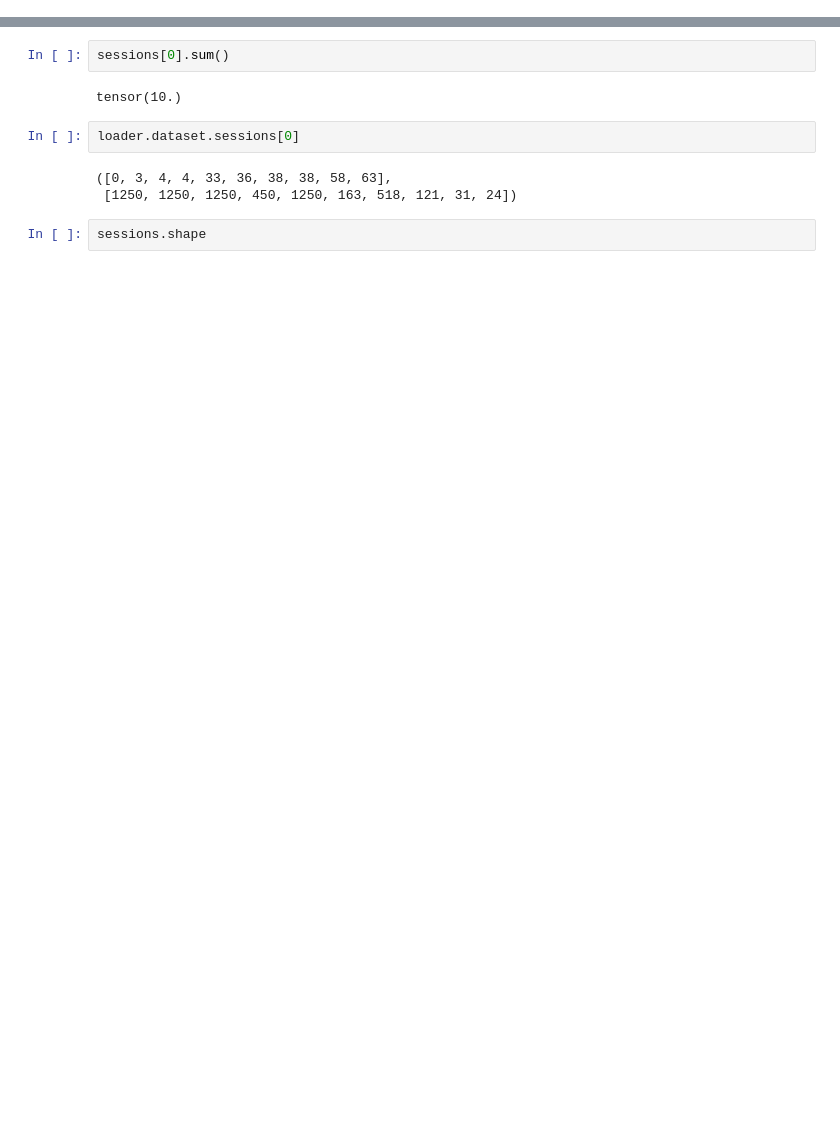
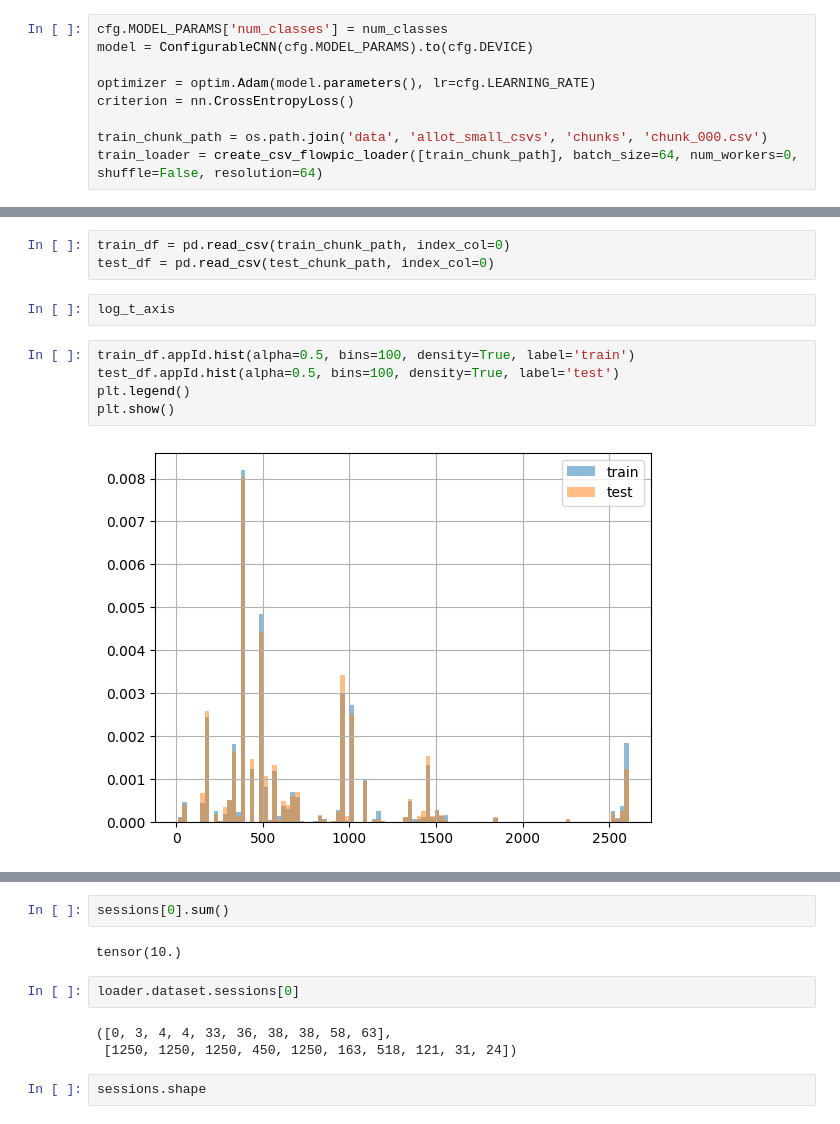
Before and after one commit to NoamSC/DA4ETC, a Jupyter notebook: random.ipynb, the cells around one changed output, grey strips where cells are left out. Drawn from its saved outputs; the diff is of its cells as text; blank space fills up the shorter version.

```diff
--- a/random.ipynb
+++ b/random.ipynb
@@ -52,0 +27,9 @@ for sessions, labels, in tqdm(loader):
+# %%
+cfg.MODEL_PARAMS['num_classes'] = num_classes
+model = ConfigurableCNN(cfg.MODEL_PARAMS).to(cfg.DEVICE)
+
+optimizer = optim.Adam(model.parameters(), lr=cfg.LEARNING_RATE)
+criterion = nn.CrossEntropyLoss()
+
+train_chunk_path = os.path.join('data', 'allot_small_csvs', 'chunks', 'chunk_000.csv')
+train_loader = create_csv_flowpic_loader([train_chunk_path], batch_size=64, num_workers=0, shuffle=False, resolution=64)
@@ -52,0 +46,12 @@ for sessions, labels, in tqdm(loader):
+# %%
+train_df = pd.read_csv(train_chunk_path, index_col=0)
+test_df = pd.read_csv(test_chunk_path, index_col=0)
+# %%
+log_t_axis
+# %%
+train_df.appId.hist(alpha=0.5, bins=100, density=True, label='train')
+test_df.appId.hist(alpha=0.5, bins=100, density=True, label='test')
+plt.legend()
+plt.show()
+# %% [output]
+[figure, added]
```
Also changed, not shown: parts of 16 cells of this notebook, 4 other files.
